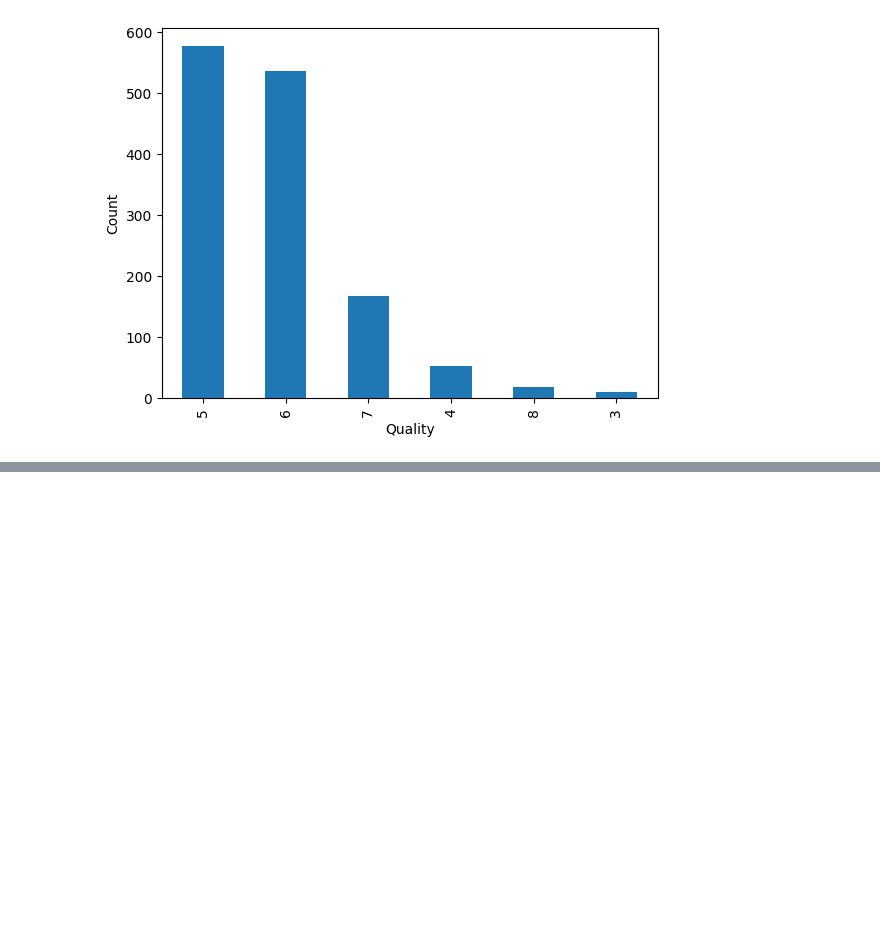
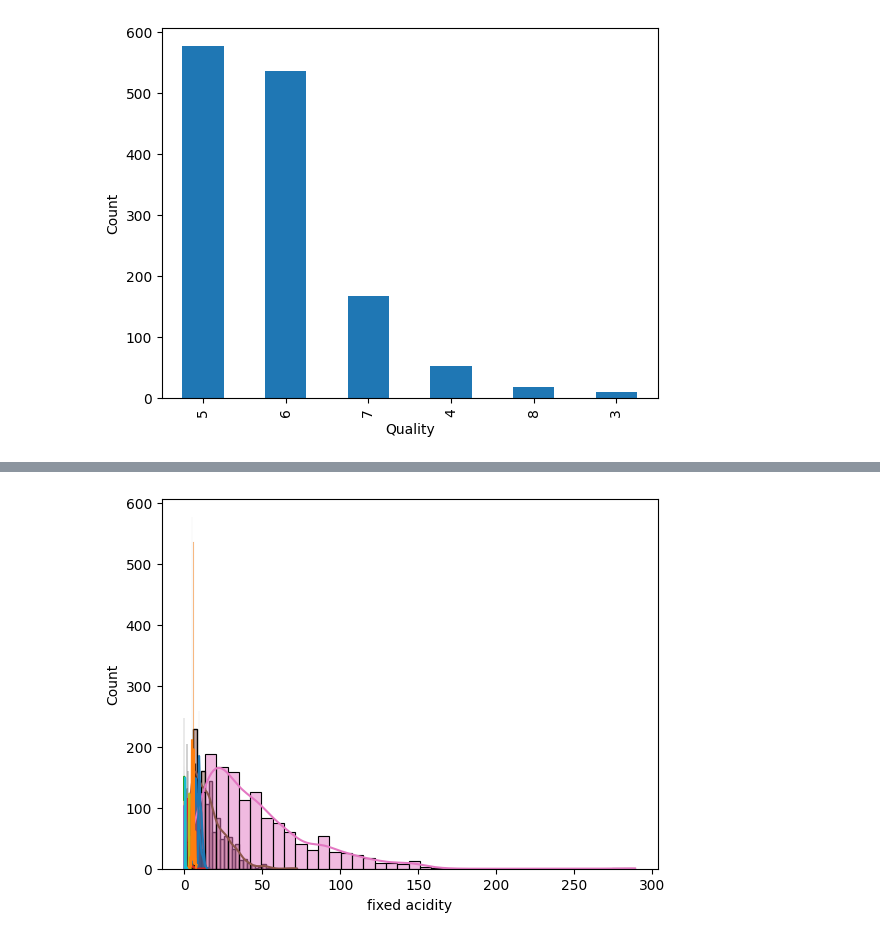
Before and after one commit to ShivamDevHere/data-analysis-with-python, a Jupyter notebook: 05-Exploratory Data Analysis/01-eda-red-wine-data.ipynb, the cells around one changed output, grey strips where cells are left out. Drawn from its saved outputs; the diff is of its cells as text; code cells hidden in the pictures; blank space fills up the shorter version.

Commit message:
plot: Depending on Columns

```diff
--- a/05-Exploratory Data Analysis/01-eda-red-wine-data.ipynb
+++ b/05-Exploratory Data Analysis/01-eda-red-wine-data.ipynb
@@ -56,0 +62,6 @@ plt.show()
+# %%
+# 1. Overlapped
+for columns in df.columns:
+    sns.histplot(df[columns], kde=True)
+# %% [output]
+[figure, added]
```
Also changed, not shown: parts of 2 cells of this notebook.
